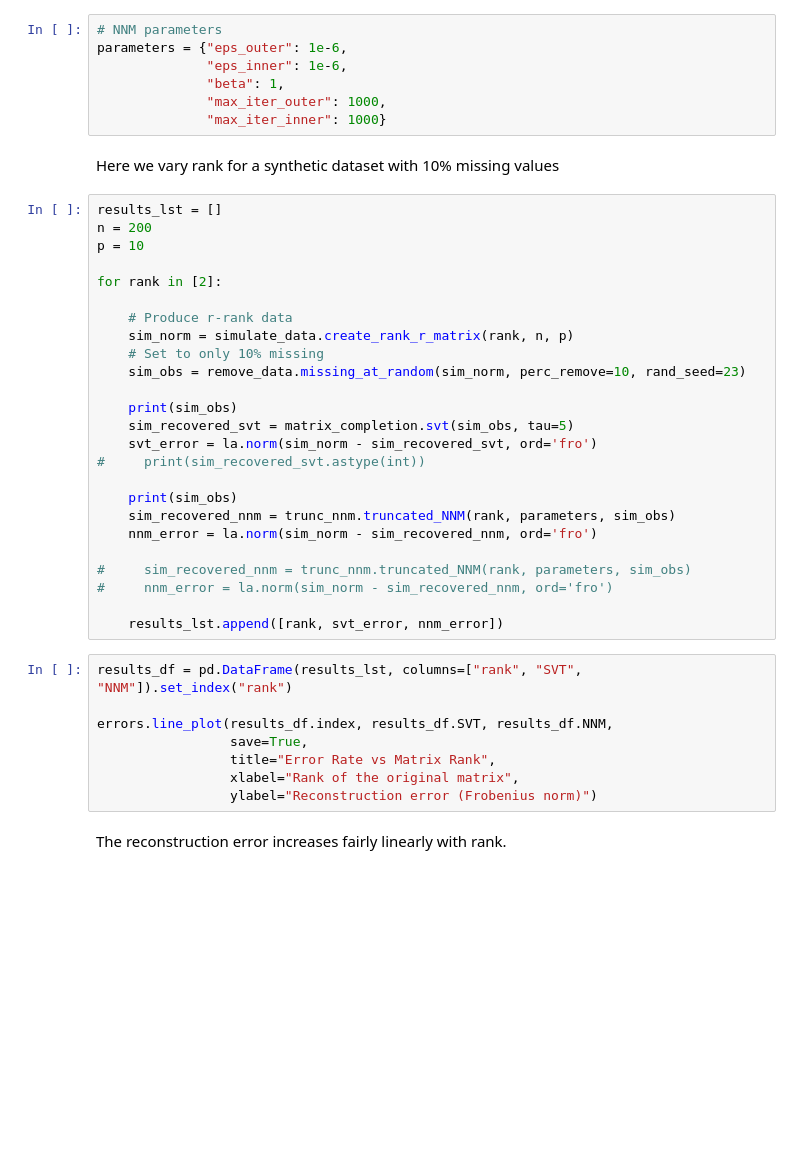
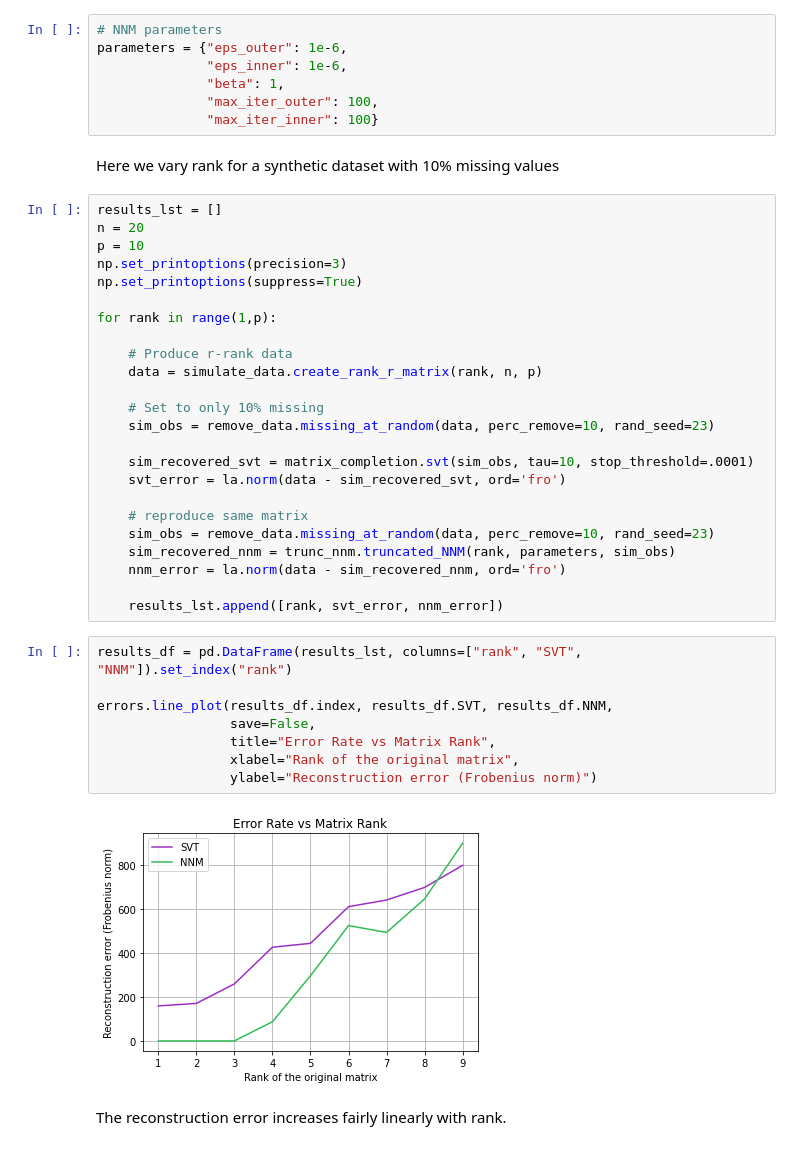
Before and after one commit to Beau-Smit/missing-data, a Jupyter notebook: Takeaways.ipynb, the cells around one changed output. Saved outputs shown, nothing was run; the diff lists cells and outputs as text; blank space fills up the shorter version.

```diff
--- a/Takeaways.ipynb
+++ b/Takeaways.ipynb
@@ -114,43 +115,44 @@ SVT seems to want $\tau$ to be somewhere midway between 0 and the rank of the or
 parameters = {"eps_outer": 1e-6,
               "eps_inner": 1e-6,
               "beta": 1,
-              "max_iter_outer": 1000,
-              "max_iter_inner": 1000}
+              "max_iter_outer": 100,
+              "max_iter_inner": 100}
 # %% [markdown]
 Here we vary rank for a synthetic dataset with 10% missing values
 # %%
 results_lst = []
-n = 200
+n = 20
 p = 10
+np.set_printoptions(precision=3)
+np.set_printoptions(suppress=True)
 
-for rank in [2]:
+for rank in range(1,p):
 
     # Produce r-rank data
-    sim_norm = simulate_data.create_rank_r_matrix(rank, n, p)
+    data = simulate_data.create_rank_r_matrix(rank, n, p)
+
     # Set to only 10% missing
-    sim_obs = remove_data.missing_at_random(sim_norm, perc_remove=10, rand_seed=23)
+    sim_obs = remove_data.missing_at_random(data, perc_remove=10, rand_seed=23)
 
-    print(sim_obs)
-    sim_recovered_svt = matrix_completion.svt(sim_obs, tau=5)
-    svt_error = la.norm(sim_norm - sim_recovered_svt, ord='fro')
-#     print(sim_recovered_svt.astype(int))
+    sim_recovered_svt = matrix_completion.svt(sim_obs, tau=10, stop_threshold=.0001)
+    svt_error = la.norm(data - sim_recovered_svt, ord='fro')
 
-    print(sim_obs)
+    # reproduce same matrix
+    sim_obs = remove_data.missing_at_random(data, perc_remove=10, rand_seed=23)
     sim_recovered_nnm = trunc_nnm.truncated_NNM(rank, parameters, sim_obs)
-    nnm_error = la.norm(sim_norm - sim_recovered_nnm, ord='fro')
-
-#     sim_recovered_nnm = trunc_nnm.truncated_NNM(rank, parameters, sim_obs)
-#     nnm_error = la.norm(sim_norm - sim_recovered_nnm, ord='fro')
+    nnm_error = la.norm(data - sim_recovered_nnm, ord='fro')
 
     results_lst.append([rank, svt_error, nnm_error])
 # %%
 results_df = pd.DataFrame(results_lst, columns=["rank", "SVT", "NNM"]).set_index("rank")
 
 errors.line_plot(results_df.index, results_df.SVT, results_df.NNM,
-                 save=True,
+                 save=False,
                  title="Error Rate vs Matrix Rank",
                  xlabel="Rank of the original matrix",
                  ylabel="Reconstruction error (Frobenius norm)")
+# %% [output]
+[figure, added]
 # %% [markdown]
 The reconstruction error increases fairly linearly with rank.
 # %% [markdown]
```
Also changed, not shown: parts of 4 cells of this notebook.
